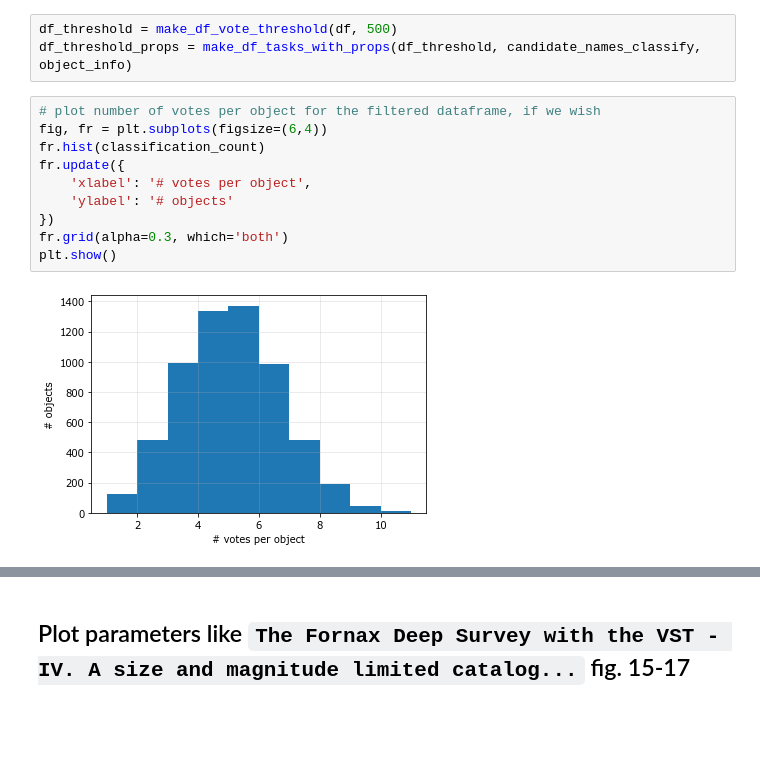
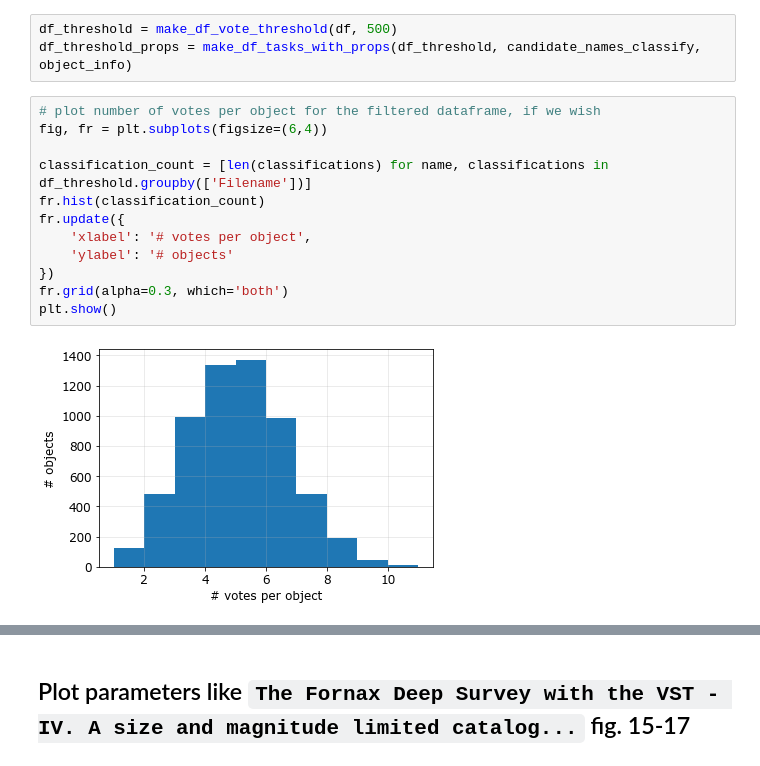
Before and after one commit to Seerden/SpaceFluff, a Jupyter notebook: analysis/classify workflow/sf_classify.ipynb, the cells around one changed output, grey strips where cells are left out. Saved outputs shown, nothing was run; the diff lists cells and outputs as text; blank space fills up the shorter version.

```diff
--- a/analysis/classify workflow/sf_classify.ipynb
+++ b/analysis/classify workflow/sf_classify.ipynb
@@ -426,15 +426,17 @@ df_threshold_props = make_df_tasks_with_props(df_threshold, candidate_names_clas
 # %%
 # plot number of votes per object for the filtered dataframe, if we wish
 fig, fr = plt.subplots(figsize=(6,4))
+
+classification_count = [len(classifications) for name, classifications in df_threshold.groupby(['Filename'])]
 fr.hist(classification_count)
 fr.update({
     'xlabel': '# votes per object',
     'ylabel': '# objects'
 })
 fr.grid(alpha=0.3, which='both')
 plt.show()
 # %% [output]
-[figure, old version]
+[figure, new version]
 # %%
 in_catalogue = filterby_in_catalogue(df_threshold_props, catalogue, True)
 not_in_catalogue = filterby_in_catalogue(df_threshold_props, catalogue, False)
```
Also changed, not shown: parts of 13 cells of this notebook, 6 other files.
